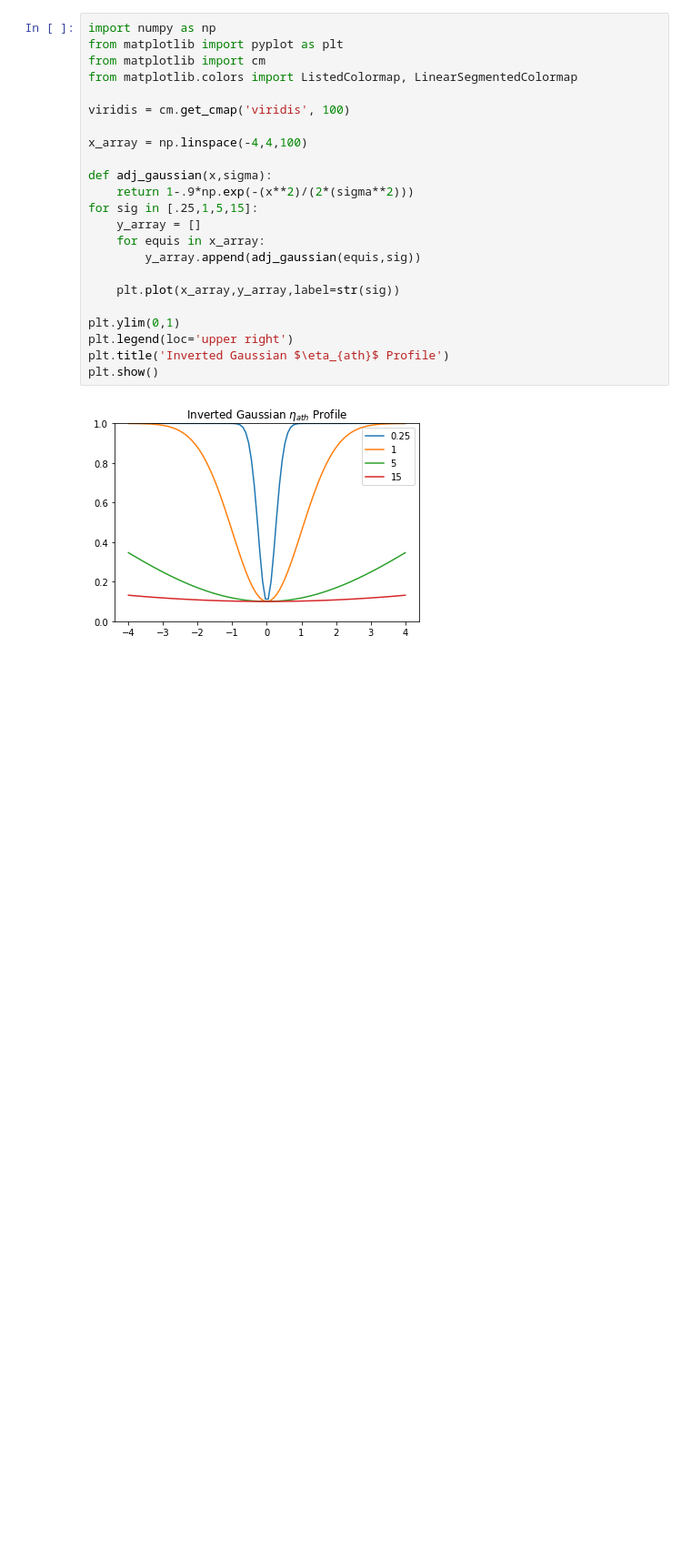
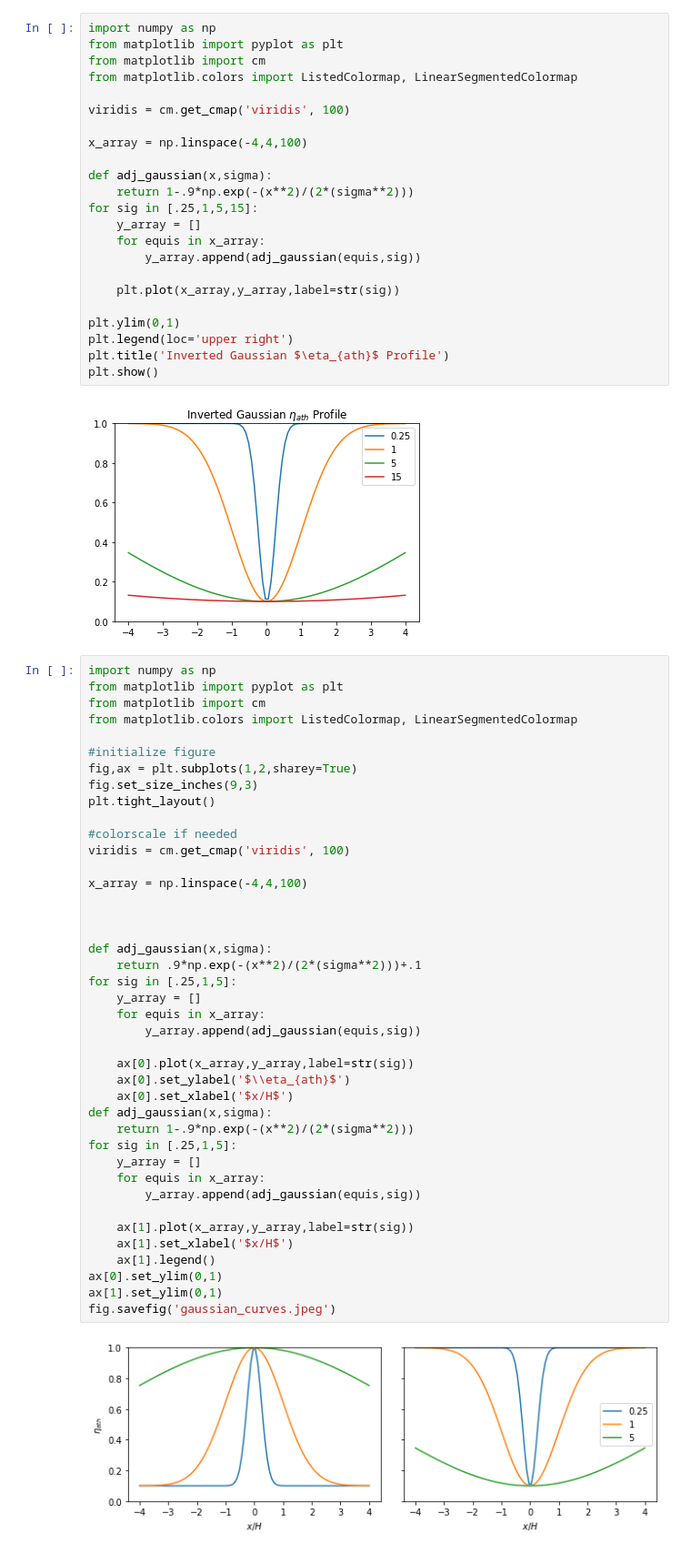
Before and after one commit to asmohov/ppd, a Jupyter notebook: gaussian_curves.ipynb, the cells around one changed output. Shown at 91% size. Saved outputs shown, nothing was run; the diff lists cells and outputs as text; blank space fills up the shorter version.

```diff
--- a/gaussian_curves.ipynb
+++ b/gaussian_curves.ipynb
@@ -74,3 +74,46 @@ plt.title('Inverted Gaussian $\eta_{ath}$ Profile')
 plt.show()
 # %% [output]
 [figure]
+# %%
+import numpy as np
+from matplotlib import pyplot as plt
+from matplotlib import cm
+from matplotlib.colors import ListedColormap, LinearSegmentedColormap
+
+#initialize figure
+fig,ax = plt.subplots(1,2,sharey=True)
+fig.set_size_inches(9,3)
+plt.tight_layout()
+
+#colorscale if needed
+viridis = cm.get_cmap('viridis', 100)
+
+x_array = np.linspace(-4,4,100)
+
+
+
+def adj_gaussian(x,sigma):
+    return .9*np.exp(-(x**2)/(2*(sigma**2)))+.1
+for sig in [.25,1,5]:
+    y_array = []
+    for equis in x_array:
+        y_array.append(adj_gaussian(equis,sig))
+
+    ax[0].plot(x_array,y_array,label=str(sig))
+    ax[0].set_ylabel('$\\eta_{ath}$')
+    ax[0].set_xlabel('$x/H$')
+def adj_gaussian(x,sigma):
+    return 1-.9*np.exp(-(x**2)/(2*(sigma**2)))
+for sig in [.25,1,5]:
+    y_array = []
+    for equis in x_array:
+        y_array.append(adj_gaussian(equis,sig))
+
+    ax[1].plot(x_array,y_array,label=str(sig))
+    ax[1].set_xlabel('$x/H$')
+    ax[1].legend()
+ax[0].set_ylim(0,1)
+ax[1].set_ylim(0,1)
+fig.savefig('gaussian_curves.jpeg')
+# %% [output]
+[figure, added]
```
Also changed, not shown: 32 other files.
